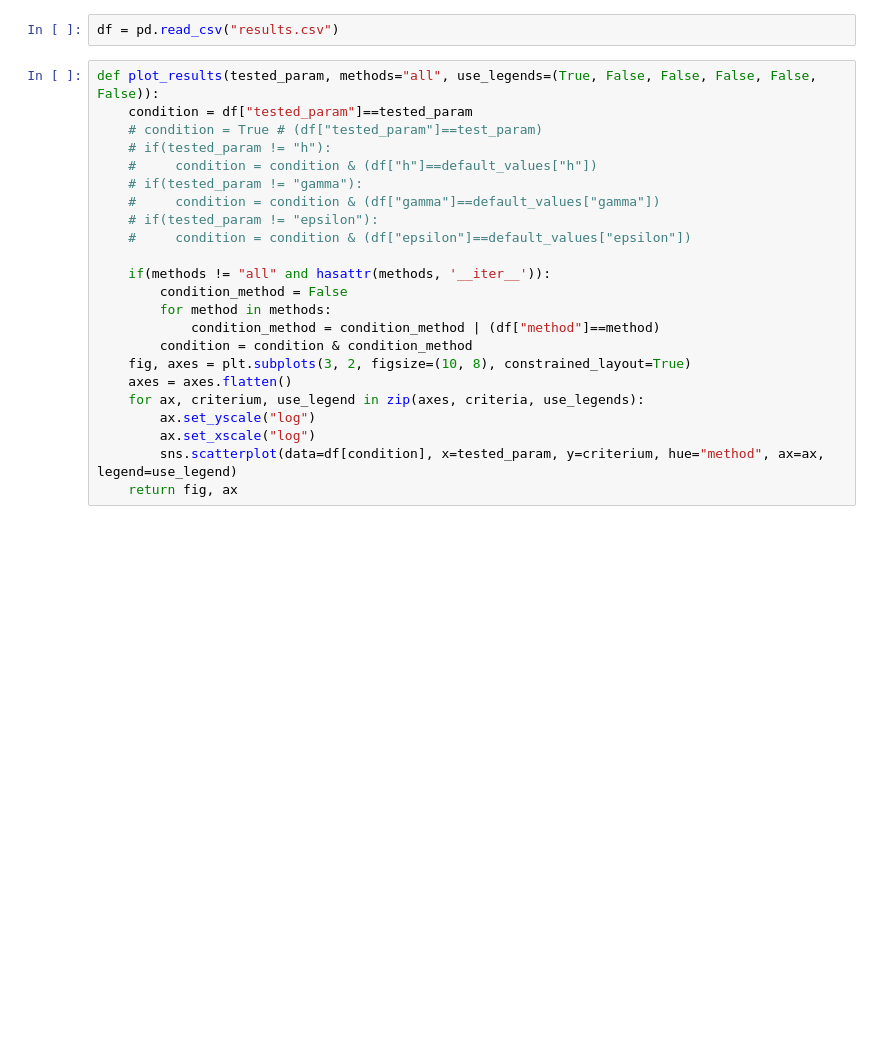
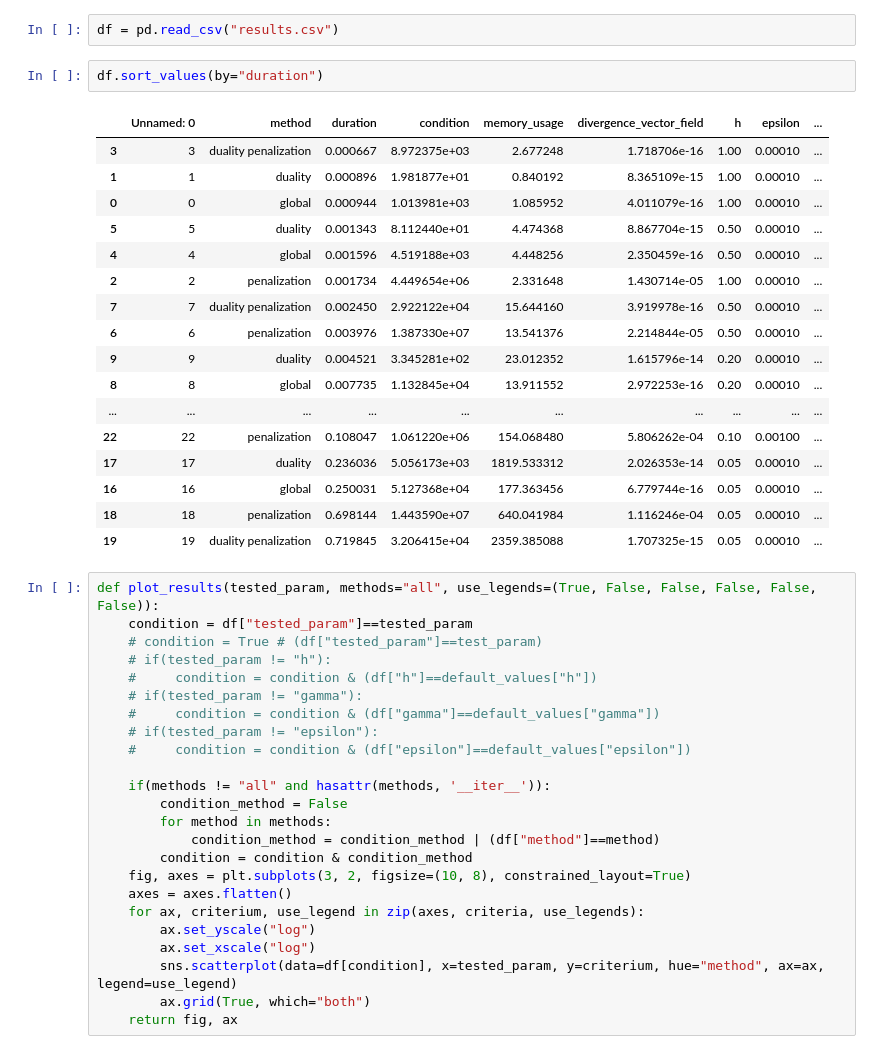
Before and after one commit to PaulCalot/supaero-numerical-methods, a Jupyter notebook: BE2/main.ipynb, the cells around one changed output. Saved outputs shown, nothing was run; the diff lists cells and outputs as text; blank space fills up the shorter version.

```diff
--- a/BE2/main.ipynb
+++ b/BE2/main.ipynb
@@ -39,6 +39,26 @@ criteria = ["duration", "condition", "memory_usage", "divergence_vector_field",
 # df.to_csv("results.csv")
 # %%
 df = pd.read_csv("results.csv")
+# %%
+df.sort_values(by="duration")
+# %% [output]
+|  | Unnamed: 0 | method | duration | condition | memory_usage | divergence_vector_field | h | epsilon | ... |
+| 3 | 3 | duality penalization | 0.000667 | 8.972375e+03 | 2.677248 | 1.718706e-16 | 1.00 | 0.00010 | ... |
+| 1 | 1 | duality | 0.000896 | 1.981877e+01 | 0.840192 | 8.365109e-15 | 1.00 | 0.00010 | ... |
+| 0 | 0 | global | 0.000944 | 1.013981e+03 | 1.085952 | 4.011079e-16 | 1.00 | 0.00010 | ... |
+| 5 | 5 | duality | 0.001343 | 8.112440e+01 | 4.474368 | 8.867704e-15 | 0.50 | 0.00010 | ... |
+| 4 | 4 | global | 0.001596 | 4.519188e+03 | 4.448256 | 2.350459e-16 | 0.50 | 0.00010 | ... |
+| 2 | 2 | penalization | 0.001734 | 4.449654e+06 | 2.331648 | 1.430714e-05 | 1.00 | 0.00010 | ... |
+| 7 | 7 | duality penalization | 0.002450 | 2.922122e+04 | 15.644160 | 3.919978e-16 | 0.50 | 0.00010 | ... |
+| 6 | 6 | penalization | 0.003976 | 1.387330e+07 | 13.541376 | 2.214844e-05 | 0.50 | 0.00010 | ... |
+| 9 | 9 | duality | 0.004521 | 3.345281e+02 | 23.012352 | 1.615796e-14 | 0.20 | 0.00010 | ... |
+| 8 | 8 | global | 0.007735 | 1.132845e+04 | 13.911552 | 2.972253e-16 | 0.20 | 0.00010 | ... |
+| ... | ... | ... | ... | ... | ... | ... | ... | ... | ... |
+| 22 | 22 | penalization | 0.108047 | 1.061220e+06 | 154.068480 | 5.806262e-04 | 0.10 | 0.00100 | ... |
+| 17 | 17 | duality | 0.236036 | 5.056173e+03 | 1819.533312 | 2.026353e-14 | 0.05 | 0.00010 | ... |
+| 16 | 16 | global | 0.250031 | 5.127368e+04 | 177.363456 | 6.779744e-16 | 0.05 | 0.00010 | ... |
+| 18 | 18 | penalization | 0.698144 | 1.443590e+07 | 640.041984 | 1.116246e-04 | 0.05 | 0.00010 | ... |
+| 19 | 19 | duality penalization | 0.719845 | 3.206415e+04 | 2359.385088 | 1.707325e-15 | 0.05 | 0.00010 | ... |
 # %%
 def plot_results(tested_param, methods="all", use_legends=(True, False, False, False, False, False)):
     condition = df["tested_param"]==tested_param
@@ -61,6 +81,7 @@ def plot_results(tested_param, methods="all", use_legends=(True, False, False, F
         ax.set_yscale("log")
         ax.set_xscale("log")
         sns.scatterplot(data=df[condition], x=tested_param, y=criterium, hue="method", ax=ax, legend=use_legend)
+        ax.grid(True, which="both")
     return fig, ax
 # %%
 plot_results("h")
```
Also changed, not shown: parts of 3 cells of this notebook.
